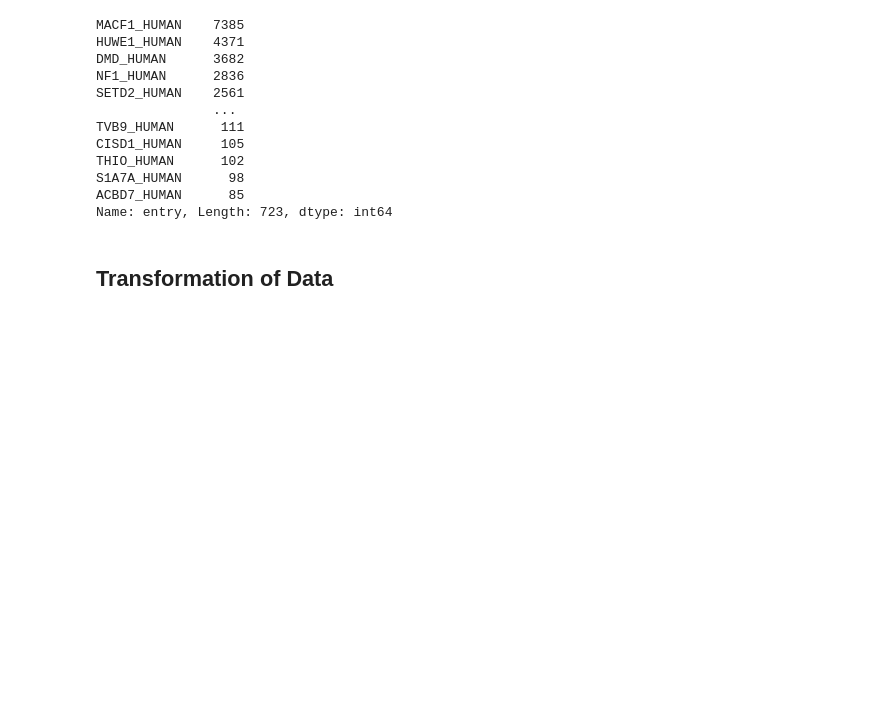
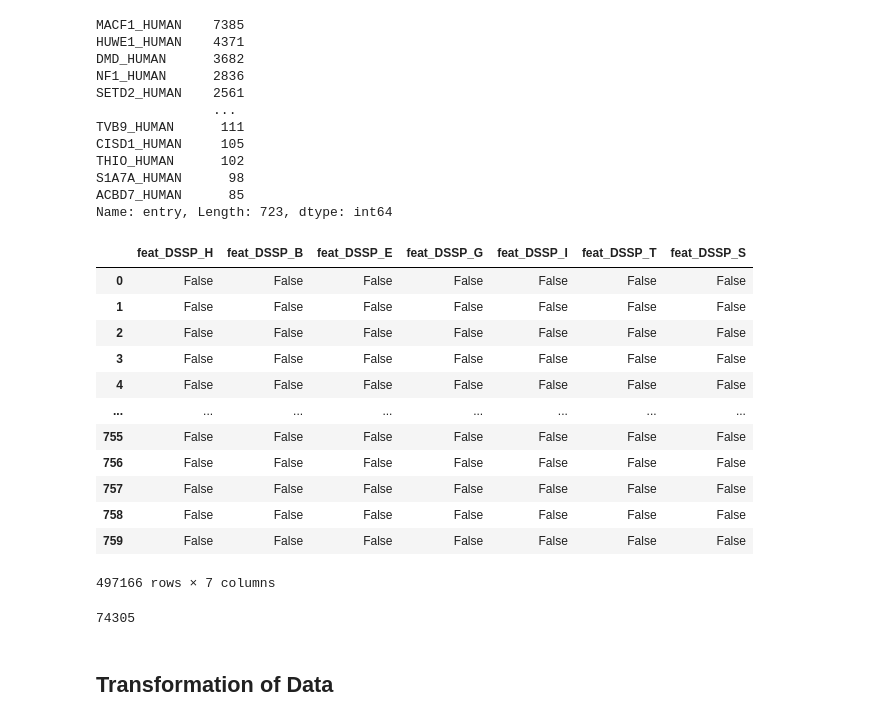
Before and after one commit to timhyc19/C-C-Hackathon, a Jupyter notebook: cyclica/featureSelection.ipynb, the cells around one changed output. Drawn from its saved outputs; the diff is of its cells as text; code cells hidden in the pictures; blank space fills up the shorter version.

Commit message:
Add dsp columns

```diff
--- a/cyclica/featureSelection.ipynb
+++ b/cyclica/featureSelection.ipynb
@@ -114,6 +114,35 @@ THIO_HUMAN      102
 S1A7A_HUMAN      98
 ACBD7_HUMAN      85
 Name: entry, Length: 723, dtype: int64
+# %%
+df_dssp_letters = df_train[['feat_DSSP_H',
+       'feat_DSSP_B', 'feat_DSSP_E', 'feat_DSSP_G', 'feat_DSSP_I',
+       'feat_DSSP_T', 'feat_DSSP_S']]
+
+df_dssp_letters
+# %% [output]
+|  | feat_DSSP_H | feat_DSSP_B | feat_DSSP_E | feat_DSSP_G | feat_DSSP_I | feat_DSSP_T | feat_DSSP_S |
+| 0 | False | False | False | False | False | False | False |
+| 1 | False | False | False | False | False | False | False |
+| 2 | False | False | False | False | False | False | False |
+| 3 | False | False | False | False | False | False | False |
+| 4 | False | False | False | False | False | False | False |
+| ... | ... | ... | ... | ... | ... | ... | ... |
+| 755 | False | False | False | False | False | False | False |
+| 756 | False | False | False | False | False | False | False |
+| 757 | False | False | False | False | False | False | False |
+| 758 | False | False | False | False | False | False | False |
+| 759 | False | False | False | False | False | False | False |
+497166 rows × 7 columns
+# %%
+df_dssp_nums = df_train[['feat_DSSP_6', 'feat_DSSP_7',
+       'feat_DSSP_8', 'feat_DSSP_9', 'feat_DSSP_10', 'feat_DSSP_11',
+       'feat_DSSP_12', 'feat_DSSP_13']]
+
+df_dssp_nums
+print(df_dssp_nums['feat_DSSP_7'].value_counts()[0.0])
+# %% [output]
+74305
 # %% [markdown]
 ## Transformation of Data
 # %% [markdown]
```
Also changed, not shown: parts of 3 cells of this notebook, 1 other file.
